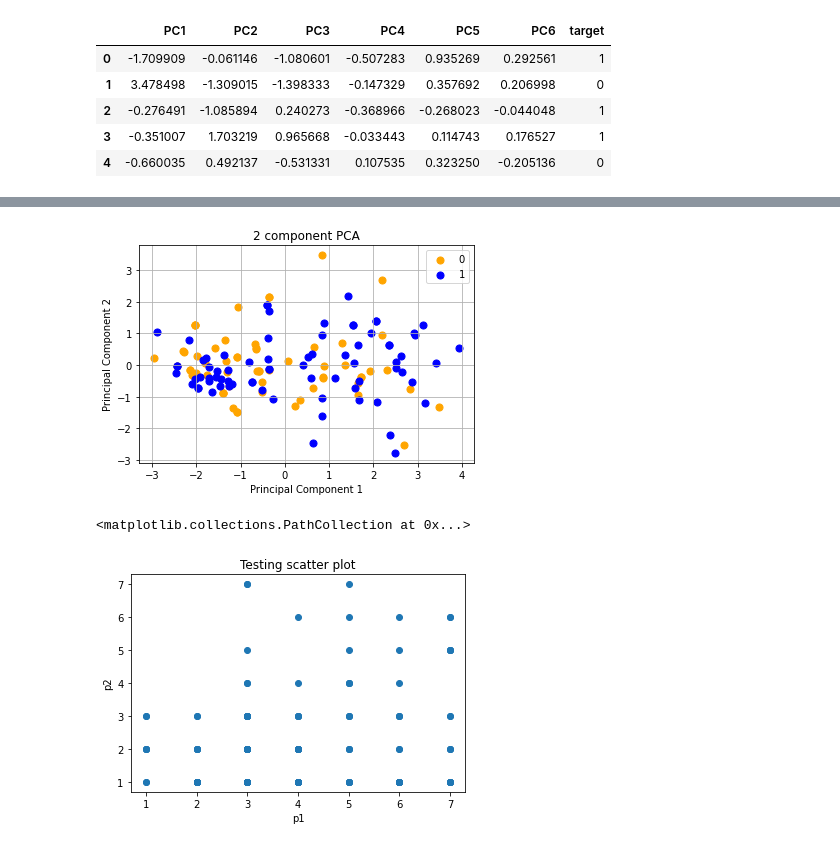
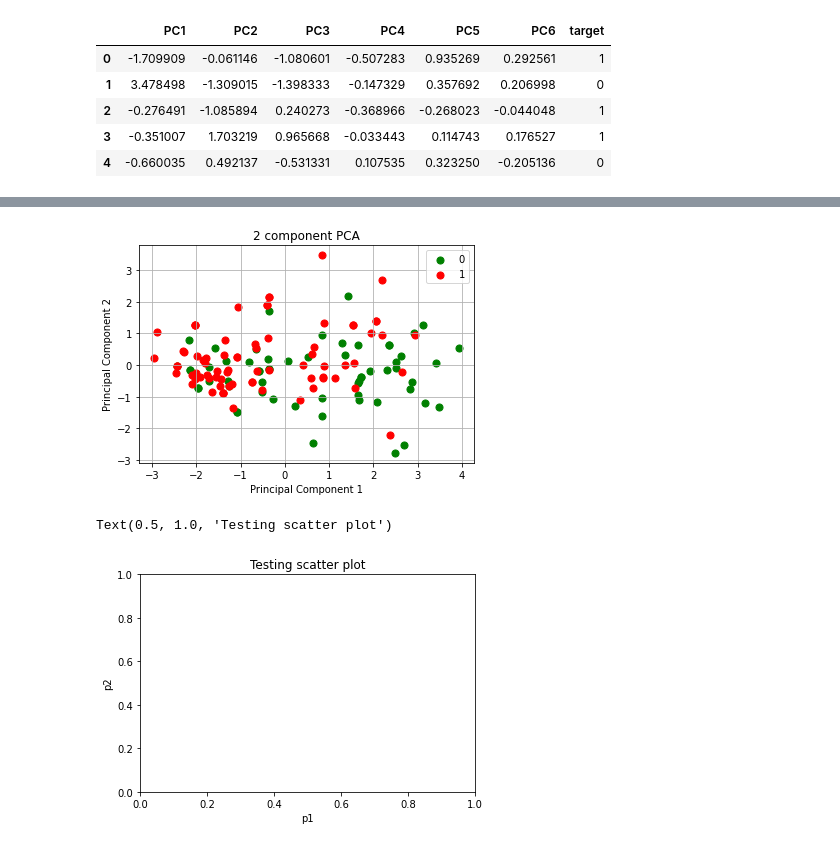
Before and after one commit to jfeiten/PepperCustomers, a Jupyter notebook: data_analysis.ipynb, the cells around one changed output, grey strips where cells are left out. Cells and saved outputs as stored; diff of their text form; code cells hidden in the pictures.

```diff
--- a/data_analysis.ipynb
+++ b/data_analysis.ipynb
@@ -118,10 +139,10 @@ ax.set_ylabel('Principal Component 2')
 ax.set_title('2 component PCA')
 
 targets = [0, 1]
-colors = ['orange', 'blue']
+colors = ['green', 'red']
 
-for target, color in zip(targets,colors):
- indicesToKeep = x_pca['target'] == target
+for target, color in zip(targets, colors):
+ indicesToKeep = df2['Sex_Woman'] == target
  ax.scatter(x_pca.loc[indicesToKeep, 'PC1'],
             x_pca.loc[indicesToKeep, 'PC2'],
             c = color,
@@ -130,15 +151,13 @@ for target, color in zip(targets,colors):
 ax.legend(targets)
 ax.grid()
 # %% [output]
-[figure, old version]
+[figure, new version]
 # %%
 fig = plt.figure()
 ax = fig.add_subplot(1,1,1)
 ax.set_xlabel('p1')
 ax.set_ylabel('p2')
 ax.set_title('Testing scatter plot')
-
-ax.scatter(x_pvars['p1'], x_pvars['p2'])
 # %% [output]
-<matplotlib.collections.PathCollection at 0x...>
+Text(0.5, 1.0, 'Testing scatter plot')
-[figure, old version]
+[figure, new version]
```
Also changed, not shown: parts of 1 cell of this notebook.
